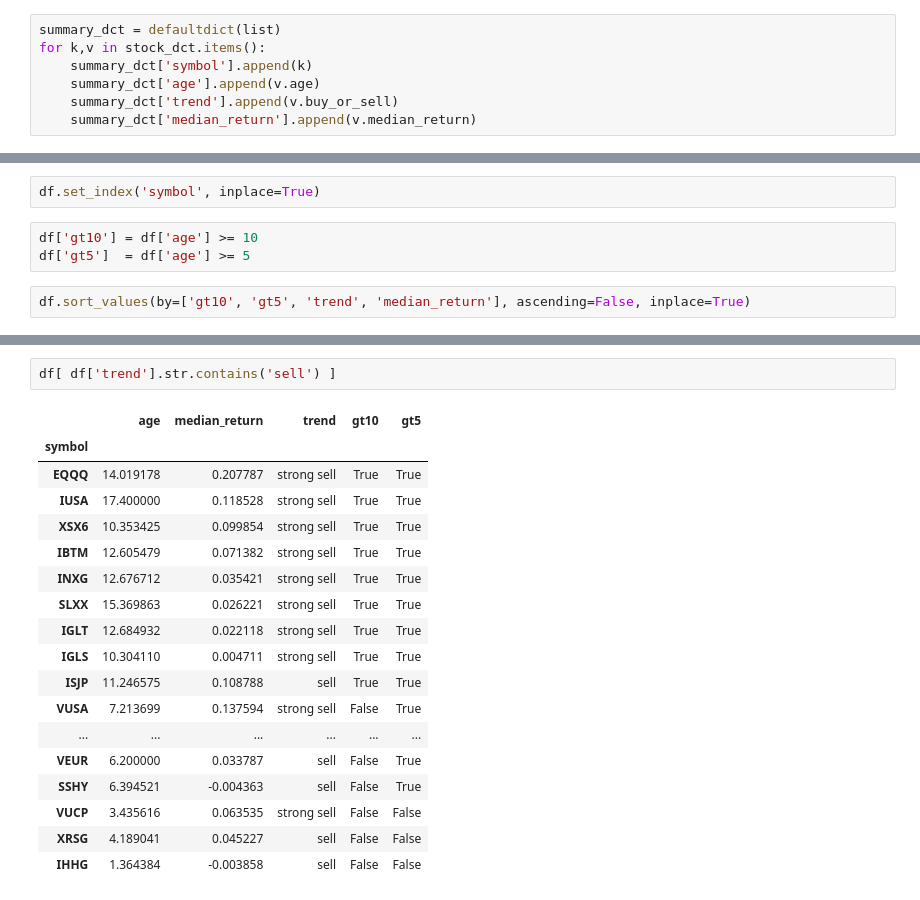
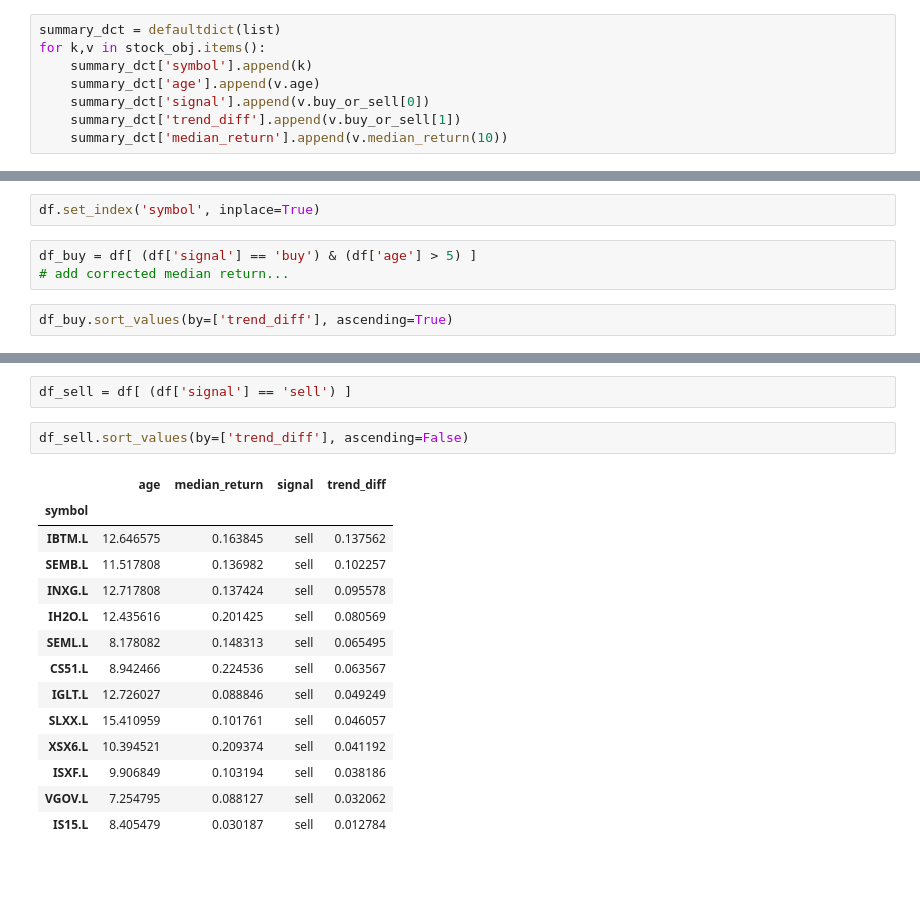
Before and after one commit to rick-62/Investing, a Jupyter notebook: Version1.1.ipynb, the cells around one changed output, grey strips where cells are left out. Cells and saved outputs as stored; diff of their text form; blank space fills up the shorter version.

```diff
--- a/Version1.1.ipynb
+++ b/Version1.1.ipynb
@@ -175,17 +131,18 @@ INFO:fbprophet:Disabling daily seasonality. Run prophet with daily_seasonality=T
 from collections import defaultdict
 # %%
 summary_dct = defaultdict(list)
-for k,v in stock_dct.items():
+for k,v in stock_obj.items():
     summary_dct['symbol'].append(k)
     summary_dct['age'].append(v.age)
-    summary_dct['trend'].append(v.buy_or_sell)
-    summary_dct['median_return'].append(v.median_return)
+    summary_dct['signal'].append(v.buy_or_sell[0])
+    summary_dct['trend_diff'].append(v.buy_or_sell[1])
+    summary_dct['median_return'].append(v.median_return(10))
 # %%
 df = pd.DataFrame.from_records(summary_dct)
 # %%
 df.set_index('symbol', inplace=True)
 # %%
-df['gt10'] = df['age'] >= 10
-df['gt5']  = df['age'] >= 5
+df_buy = df[ (df['signal'] == 'buy') & (df['age'] > 5) ]
+# add corrected median return...
 # %%
-df.sort_values(by=['gt10', 'gt5', 'trend', 'median_return'], ascending=False, inplace=True)
+df_buy.sort_values(by=['trend_diff'], ascending=True)
@@ -211,21 +156,19 @@ df[ df['trend'].str.contains('buy') ]
-# %%
-df[ df['trend'].str.contains('sell') ]
-# %% [output]
-|  | age | median_return | trend | gt10 | gt5 |
-| symbol |  |  |  |  |  |
-| EQQQ | 14.019178 | 0.207787 | strong sell | True | True |
-| IUSA | 17.400000 | 0.118528 | strong sell | True | True |
-| XSX6 | 10.353425 | 0.099854 | strong sell | True | True |
-| IBTM | 12.605479 | 0.071382 | strong sell | True | True |
-| INXG | 12.676712 | 0.035421 | strong sell | True | True |
-| SLXX | 15.369863 | 0.026221 | strong sell | True | True |
-| IGLT | 12.684932 | 0.022118 | strong sell | True | True |
-| IGLS | 10.304110 | 0.004711 | strong sell | True | True |
-| ISJP | 11.246575 | 0.108788 | sell | True | True |
-| VUSA | 7.213699 | 0.137594 | strong sell | False | True |
-| ... | ... | ... | ... | ... | ... |
-| VEUR | 6.200000 | 0.033787 | sell | False | True |
-| SSHY | 6.394521 | -0.004363 | sell | False | True |
-| VUCP | 3.435616 | 0.063535 | strong sell | False | False |
-| XRSG | 4.189041 | 0.045227 | sell | False | False |
-| IHHG | 1.364384 | -0.003858 | sell | False | False |
+# %%
+df_sell = df[ (df['signal'] == 'sell') ]
+# %%
+df_sell.sort_values(by=['trend_diff'], ascending=False)
+# %% [output]
+|  | age | median_return | signal | trend_diff |
+| symbol |  |  |  |  |
+| IBTM.L | 12.646575 | 0.163845 | sell | 0.137562 |
+| SEMB.L | 11.517808 | 0.136982 | sell | 0.102257 |
+| INXG.L | 12.717808 | 0.137424 | sell | 0.095578 |
+| IH2O.L | 12.435616 | 0.201425 | sell | 0.080569 |
+| SEML.L | 8.178082 | 0.148313 | sell | 0.065495 |
+| CS51.L | 8.942466 | 0.224536 | sell | 0.063567 |
+| IGLT.L | 12.726027 | 0.088846 | sell | 0.049249 |
+| SLXX.L | 15.410959 | 0.101761 | sell | 0.046057 |
+| XSX6.L | 10.394521 | 0.209374 | sell | 0.041192 |
+| ISXF.L | 9.906849 | 0.103194 | sell | 0.038186 |
+| VGOV.L | 7.254795 | 0.088127 | sell | 0.032062 |
+| IS15.L | 8.405479 | 0.030187 | sell | 0.012784 |
```
Also changed, not shown: parts of 23 cells of this notebook, 2 other files.
